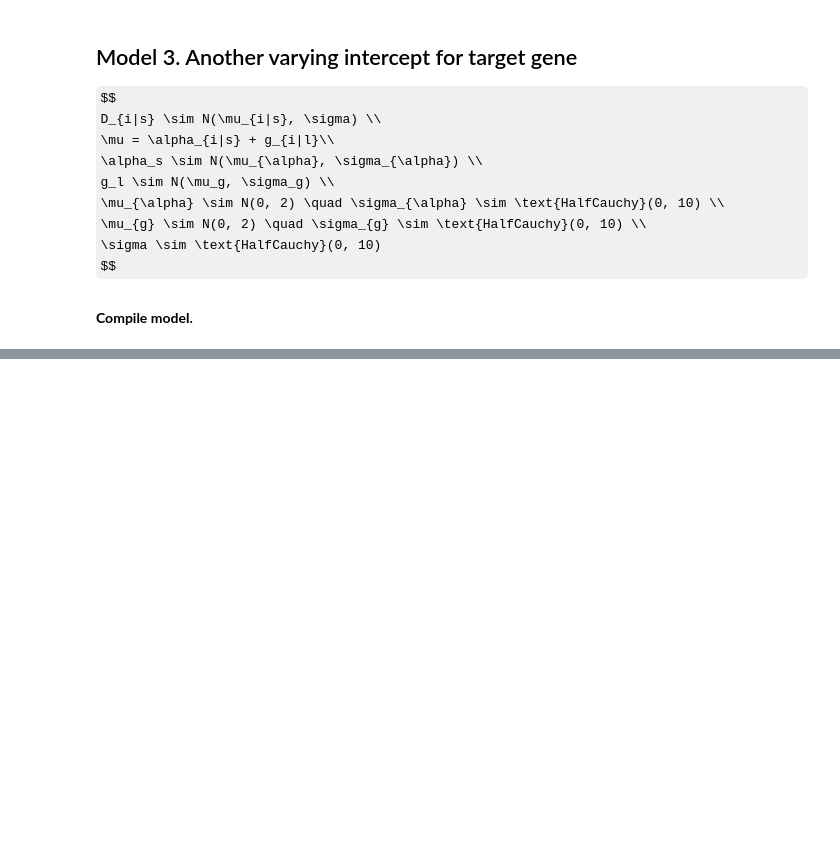
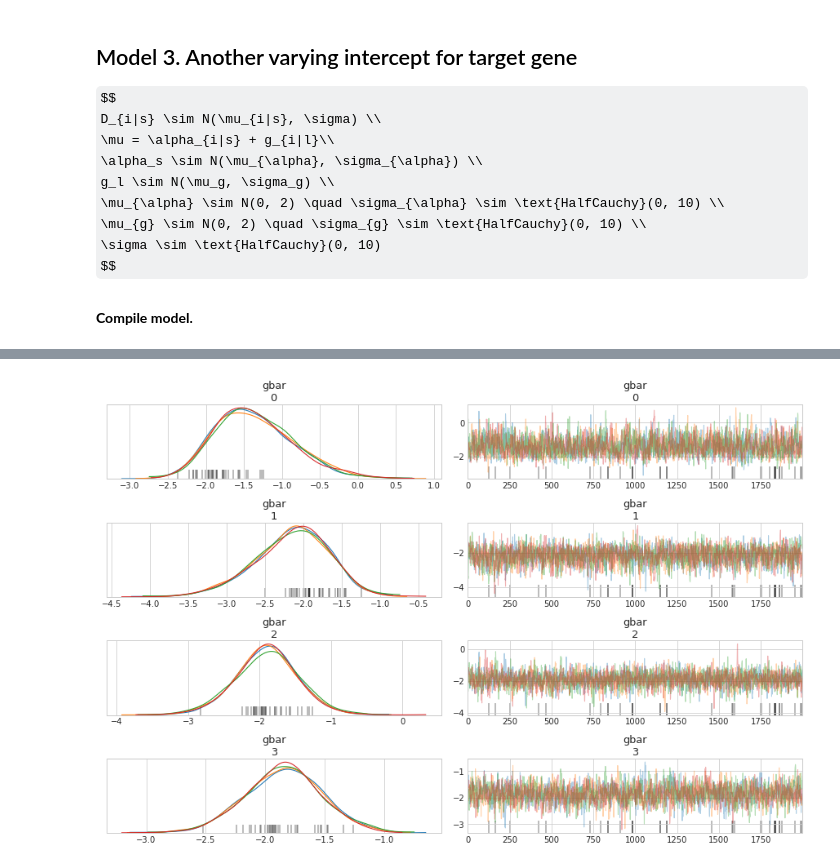
Before and after one commit to jhrcook/demeter2-stan, a Jupyter notebook: notebooks/005_demeter2-in-stan.ipynb, the cells around one changed output, grey strips where cells are left out. Drawn from its saved outputs; the diff is of its cells as text; code cells hidden in the pictures; some formulas as TeX source; blank space fills up the shorter version.

Commit message:
analysis: fit model 4 with gene and gene per cell lines coefs

```diff
--- a/notebooks/005_demeter2-in-stan.ipynb
+++ b/notebooks/005_demeter2-in-stan.ipynb
@@ -565,3 +568,16 @@ g_{jl} \sim N(0, \sigma_g) \\
 \sigma_g \sim \text{HalfCauchy}(0, 5) \\
 \sigma \sim \text{HalfCauchy}(0, 10)
 $$
+# %%
+d2_m4_data = {
+    'N': int(modeling_data.shape[0]),
+    'S': np.max(modeling_data.barcode_sequence_idx),
+    'L': np.max(modeling_data.gene_symbol_idx),
+    'J': np.max(modeling_data.cell_line_idx),
+
+    'shrna': modeling_data.barcode_sequence_idx,
+    'gene': modeling_data.gene_symbol_idx,
+    'cell_line': modeling_data.cell_line_idx,
+
+    'y': modeling_data.lfc,
+}
@@ -567,0 +586,6 @@ $$
+# %%
+start = timer()
+d2_m4_file = models_dir / 'd2_m4.cpp'
+d2_m4 = pystan.StanModel(file=d2_m4_file.as_posix())
+end = timer()
+print(f'{(end - start) / 60:.2f} minutes to compile model')
@@ -567,0 +595,6 @@ $$
+# %%
+d2_m4_control = {'adapt_delta': 0.999,
+                 'max_treedepth': 20}
+d2_m4_fit = d2_m4.sampling(data=d2_m4_data,
+                           iter=3000, warmup=1000, chains=4,
+                           control=d2_m4_control)
@@ -567,0 +616,6 @@ $$
+# %%
+az_d2_m4 = az.from_pystan(posterior=d2_m4_fit,
+                          posterior_predictive='y_pred',
+                          observed_data=['y'],
+                          posterior_model=d2_m4)
+az.summary(az_d2_m4).head()
@@ -567,0 +629,5 @@ $$
+# %%
+az.plot_trace(az_d2_m4, var_names=['gbar'])
+plt.show()
+# %% [output]
+[figure, added]
```
Also changed, not shown: parts of 35 cells of this notebook, 20 other files.
